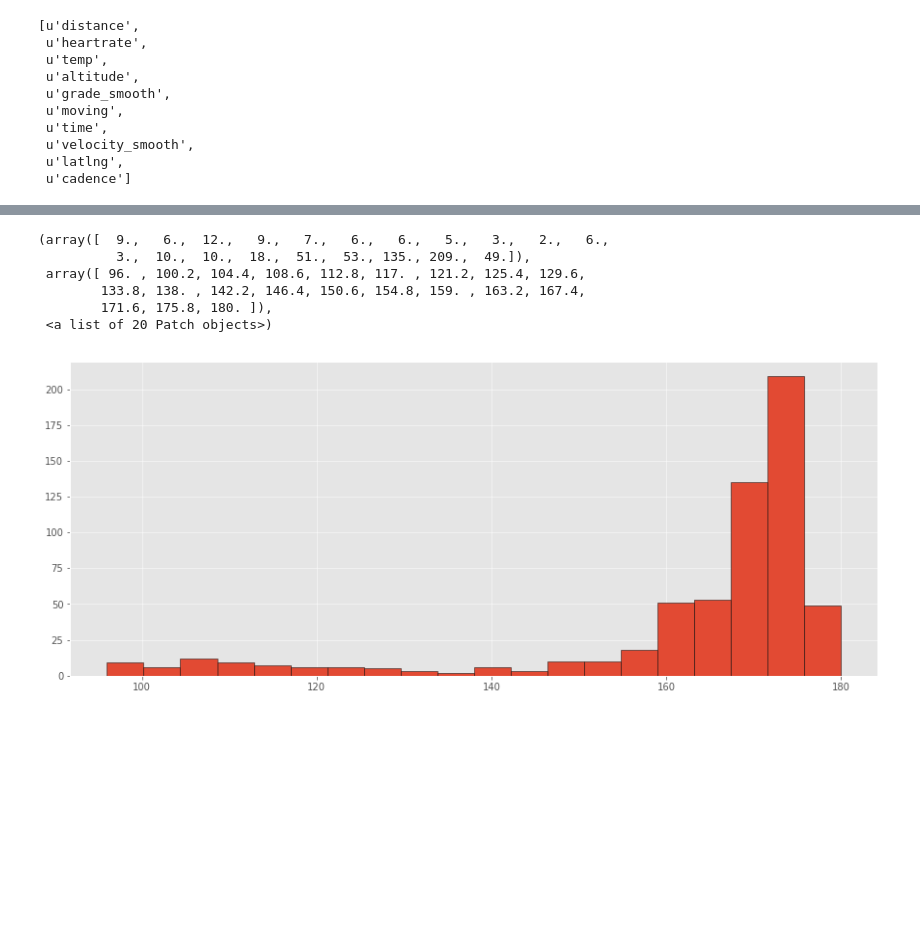
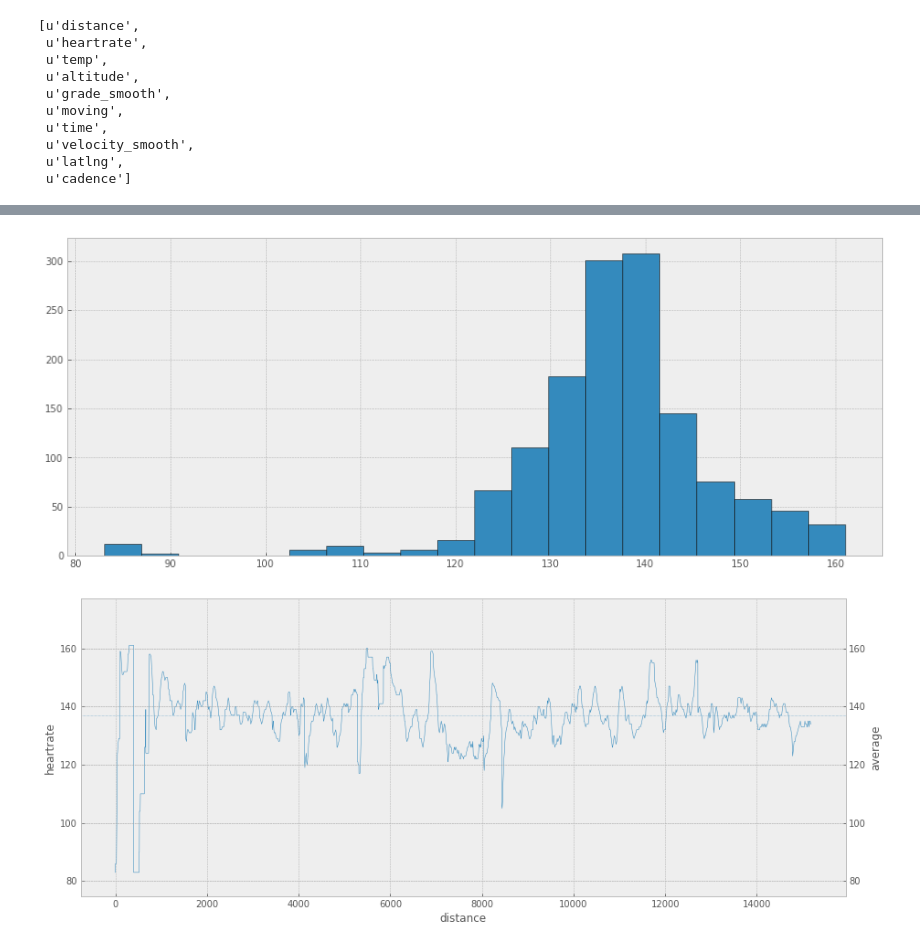
Before and after one commit to areichel90/StravaAnalysis, a Jupyter notebook: STRAVA_AUTH.ipynb, the cells around one changed output, grey strips where cells are left out. Saved outputs shown, nothing was run; the diff lists cells and outputs as text; code cells hidden in the pictures; blank space fills up the shorter version.

```diff
--- a/STRAVA_AUTH.ipynb
+++ b/STRAVA_AUTH.ipynb
@@ -4,11 +4,13 @@ import pandas as pd
 import stravalib
 import webbrowser
 import matplotlib.pyplot as plt
-plt.style.use('ggplot')
+import requests as r
+import geopandas
+plt.style.use('bmh')
 
 client_id, secret = open('client.secret').read().strip().split(',')
 client = stravalib.client.Client()
-redirect_uri='http://localhost:8282/authorized'
+redirect_uri='http://localhost:8888/'
 scope = "activity:read_all"
 
 auth_url = "https://www.strava.com/oauth/authorize?client_id={}&response_type=code&redirect_uri={}&scope={}".format(client_id,redirect_uri,scope)
@@ -19,6 +21,6 @@ https://www.strava.com/oauth/authorize?client_id=23579&response_type=code&redire
 # %%
 webbrowser.open(auth_url)
-code='bc6f525e3cd05d8fba62225035b30e6fa870583f'
+code='240ecde4016ee9d30d71bb0043aa842b612da0c2'
 # %%
 access_token = client.exchange_code_for_token(client_id=client_id,
                                              client_secret=secret,
@@ -45,7 +47,7 @@ for i in all_acts:
 types=['time', 'latlng', 'distance', 'altitude', 'velocity_smooth',
 'heartrate', 'cadence', 'watts', 'temp', 'moving', 'grade_smooth']
 
-tmp_0 = client.get_activity_streams(3228574902,types=types)
+tmp_0 = client.get_activity_streams(3352827241,types=types)
 
 tmp_0.keys()
 # %% [output]
@@ -59,3 +61,10 @@ tmp_0.keys()
  u'velocity_smooth',
  u'latlng',
  u'cadence']
+# %%
+''' make tmp_0 into df '''
+data_df = pd.DataFrame()
+for key in tmp_0.keys():
+    data_df[key] = tmp_0[key].data
+
+data_df.head()
@@ -73,12 +89,6 @@ plt.colorbar(tst, ax=ax)
 # %%
 fig = plt.figure(figsize=(15,6))
 ax = fig.add_subplot(111)
-ax.hist(tmp_0['heartrate'].data, bins=20, edgecolor='black')
+ax.hist(data_df['heartrate'], bins=20, edgecolor='black');
 # %% [output]
-(array([  9.,   6.,  12.,   9.,   7.,   6.,   6.,   5.,   3.,   2.,   6.,
-          3.,  10.,  10.,  18.,  51.,  53., 135., 209.,  49.]),
- array([ 96. , 100.2, 104.4, 108.6, 112.8, 117. , 121.2, 125.4, 129.6,
-        133.8, 138. , 142.2, 146.4, 150.6, 154.8, 159. , 163.2, 167.4,
-        171.6, 175.8, 180. ]),
- <a list of 20 Patch objects>)
-[figure, old version]
+[figure, new version]
@@ -89,0 +112,4 @@ tmp_0.keys()
+# %%
+plot_seriesAndmean('heartrate')
+# %% [output]
+[figure, added]
```
Also changed, not shown: parts of 11 cells of this notebook.
